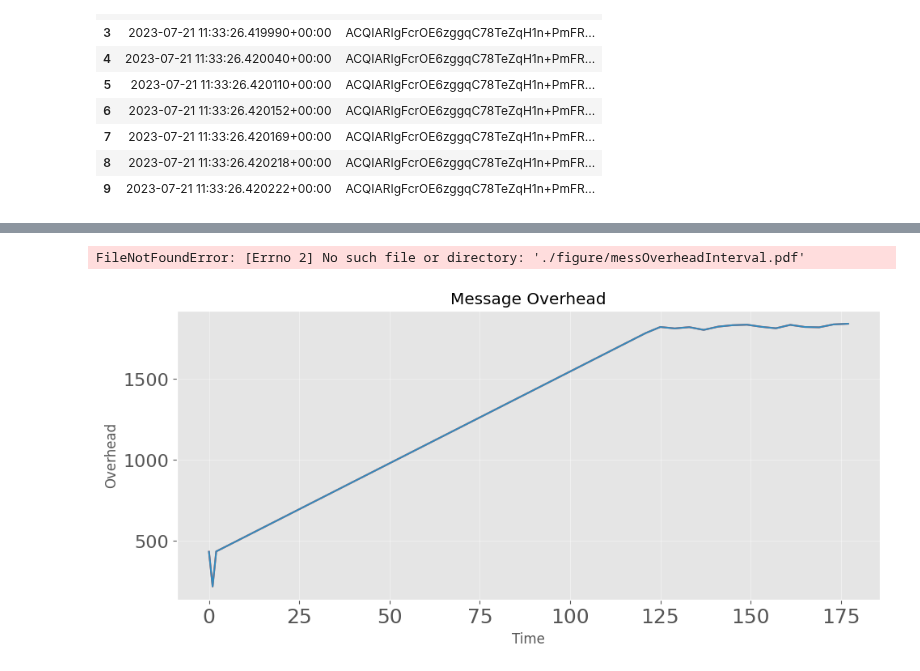
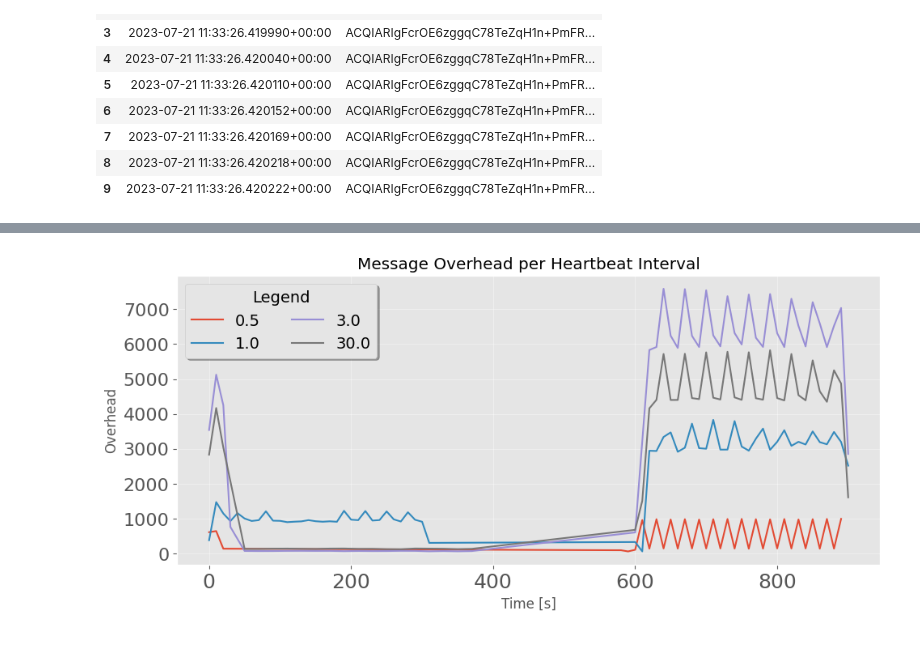
Before and after one commit to FlavScheidt/flexi-pipe, a Jupyter notebook: data/MessageOverheadByInterval.ipynb, the cells around one changed output, grey strips where cells are left out. Cells and saved outputs as stored; diff of their text form; code cells hidden in the pictures.

Commit message:
Code for analyzing message overhead per heartbeat interval

```diff
--- a/data/MessageOverheadByInterval.ipynb
+++ b/data/MessageOverheadByInterval.ipynb
@@ -191,7 +192,7 @@ qry = '''
     '''
 dfNew = pd.read_sql_query(qry, conn)
 
-dfNew = dfNew.set_index('experiment').rename(columns={"_time": "min"}).drop(columns=["messageID"])
+dfNew = dfNew.set_index('experiment').rename(columns={"_time": "min"})#.drop(columns=["messageID"])
 
 dfNew['min'] = pd.to_datetime(dfNew["min"], format='mixed')
 # dfNew['_min'] = pd.to_datetime(dfNew["_min"])
@@ -218,0 +220,10 @@ dfNew.head(20)
+# %%
+#Try resampling for every 5 seconds
+dfNoIndex = dfNew.reset_index()
+# dfNoIndex.head(10)
+
+by_time = dfNoIndex.groupby([dfNoIndex['experiment'],dfNoIndex['interval'],pd.Grouper(key="min", freq='10s')])['messageID'].count().reset_index()
+dfAggTime = by_time.rename(columns={"messageID": "count"})
+
+
+dfAggTime.head(100)
@@ -302,0 +291,12 @@ gb.tail(100)
+# %%
+# get intervals
+
+intervals = intv['interval'].drop_duplicates().to_numpy()
+
+# print(intervals)
+
+for interval in np.nditer(intervals):
+    print(interval)
+    aux = intv.loc[intv["interval"] == interval]
+
+aux.head(10)
@@ -303,33 +319,38 @@ gb.tail(100)
 # %%
 plt.style.use('ggplot')
 # kwargs = dict(color=['hotpink'], alpha=0.9)#, density=True)
 
 fig, ax = plt.subplots(constrained_layout=False)
 ax.grid(alpha=0.4)
 
 fig.tight_layout()
 fig.subplots_adjust(left=0.19, bottom=0.09, right=0.98, top=0.92, wspace=0.17, hspace=0.17)
 
 plt.rcParams.update({'figure.figsize':(7,5), 'figure.dpi':100})
 
-plt.gca().set(title='Message Overhead', ylabel='Overhead', xlabel="Time")
+plt.gca().set(title='Message Overhead per Heartbeat Interval', ylabel='Overhead', xlabel="Time [s]")
 
-plt.rcParams.update({'font.size': 18})
+plt.rcParams.update({'font.size': 14})
 # plt.hist([x1, x2, x6], **kwargs, label=['GS 1 topic', 'Vanilla', 'Squelching'])
 # plt.legend(loc='upper center', bbox_to_anchor=(0.58, 1))
 # plt.gca().xaxis.set_major_locator(ticker.MultipleLocator(2))
 
 plt.xticks(fontsize=18)
 plt.yticks(fontsize=16)
 
 fig.set_size_inches(11, 4.3)
 
-plt.plot(gb["delta"], gb["count"])#, **kwargs)
+for interval in np.nditer(intervals):
+    aux = intv.loc[intv["interval"] == interval]
+    interv = aux["interval"].drop_duplicates().item()
+    plt.plot(aux["delta"], aux["mean"], label=interv)
 
-fig.savefig('./figure/messOverheadInterval.pdf', format='pdf', facecolor='white', edgecolor='none', bbox_inches='tight', dpi=600)
-fig.savefig('./figure/messOverheadInterval.png', format='png', facecolor='white', edgecolor='none', bbox_inches='tight', dpi=600)
+ax.legend(loc="upper left", bbox_to_anchor=[0, 1],
+                 ncols=2, shadow=True, title="Legend", fancybox=True)
+
+fig.savefig('./figures/messOverheadInterval.pdf', format='pdf', facecolor='white', edgecolor='none', bbox_inches='tight', dpi=600)
+fig.savefig('./figures/messOverheadInterval.png', format='png', facecolor='white', edgecolor='none', bbox_inches='tight', dpi=600)
 
 plt.show()
 # %% [output]
-FileNotFoundError: [Errno 2] No such file or directory: './figure/messOverheadInterval.pdf'
-[figure, old version]
+[figure, new version]
```
Also changed, not shown: parts of 6 cells of this notebook.
